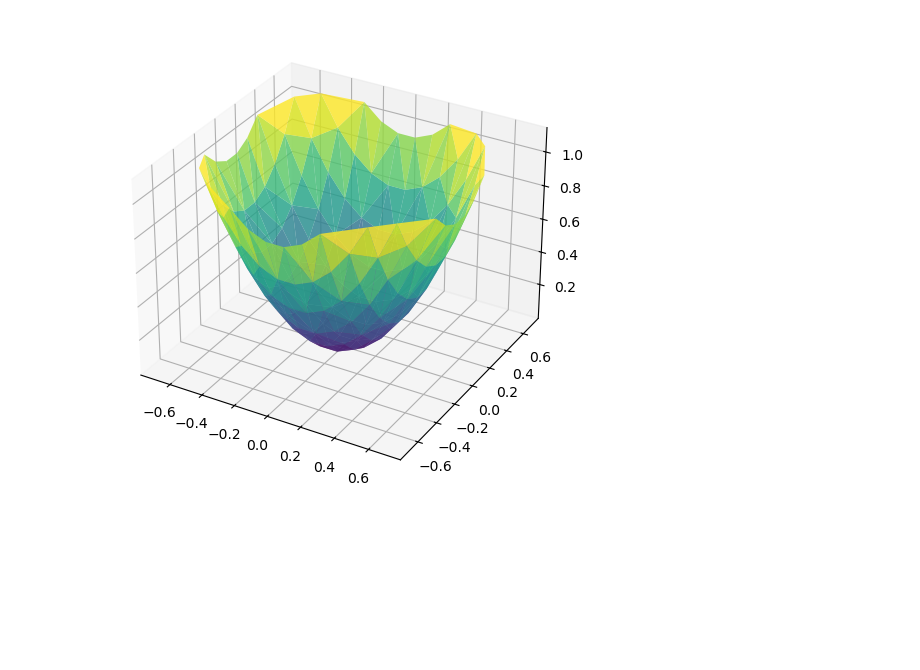
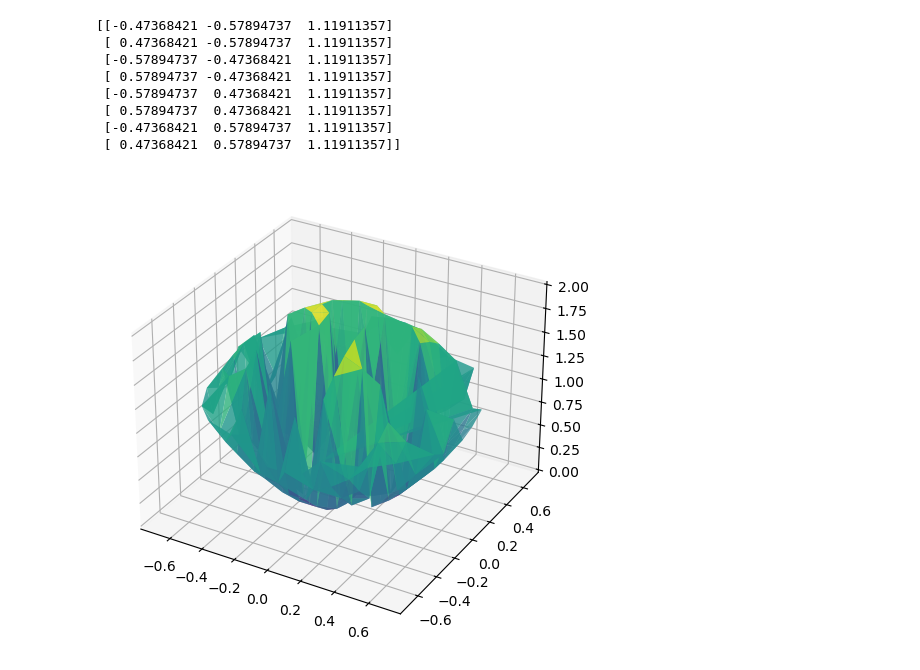
Before and after one commit to AndrewTrutt/Section2_Phys129, a Jupyter notebook: Delaunay.ipynb, the cells around one changed output. Saved outputs shown, nothing was run; the diff lists cells and outputs as text; code cells hidden in the pictures; blank space fills up the shorter version.

Commit message:
Revisiting Section2, finishing final parts of Convexhull, and getting 3d triangulation to work

```diff
--- a/Delaunay.ipynb
+++ b/Delaunay.ipynb
@@ -20,9 +20,14 @@ Xarr, Yarr = np.meshgrid(np.linspace(-1, 1, res), np.linspace(-1, 1, res))
 lower = surface1(Xarr, Yarr) #lower face of the enclosed surface
 upper = surface2(Xarr, Yarr) #upper face of the enclosed surface
 
+#We also need to smoothly join the boundary later
+boundary_mask = np.isclose(lower, upper, atol=0.05)  # Points where surfaces meet
+X_boundary = Xarr[boundary_mask]
+Y_boundary = Yarr[boundary_mask]
+Z_boundary = lower[boundary_mask]  # or upper, they should be equal
 
 # Mask points where the condition is not met, we must be on the closed surface, where surface1 is below surface2
-mask = lower < upper
+mask = (lower <= upper)
 X_arrm = np.where(mask, Xarr, None)
 Y_arrm = np.where(mask, Yarr, None)
 Z1 = np.where(mask, lower, None)
@@ -77,28 +81,43 @@ fig1.show()
 # %%
-# Mask where valid points exist
+Zboth = np.concatenate((Z1,Z2), axis=0)
+Xarrboth = np.concatenate((X_arrm, X_arrm), axis=0)
+Yarrboth = np.concatenate((Y_arrm, Y_arrm), axis=0)
+
+# Mask where invalid points exist
 valid_mask = Xarrboth != None
 X = Xarrboth[valid_mask]
 Y = Yarrboth[valid_mask]
 Z = Zboth[valid_mask]
 
 # Combine into points array
-points = np.column_stack((X, Y, Z))
-points = points.astype(float)  #for some reason points had dtype object
+all_points = np.vstack((X, Y, Z)).T  # Ensure all valid points are included
+boundary_points = np.vstack((X_boundary, Y_boundary, Z_boundary)).T  # Boundary connection
+print(boundary_points)
+combined_points = np.vstack((all_points, boundary_points))
 
+points = points.astype(float)  #for some reason points had dtype object, (reason why I had to use None instead of np.nan)
 
-# Perform Delaunay triangulation
-tri = Delaunay(points[:, :2])  # Use only the x, y coordinates for triangulation
+# Perform Delaunay triangulation, ensuring we use boundary points
+tri = Delaunay(combined_points[:, :2])
 
 
 # Plot the triangulated surface in 3D
 fig = plt.figure(figsize=(8, 6))
 ax = fig.add_subplot(111, projection='3d')
 
 
 # Use plot_trisurf to create the surface
 ax.plot_trisurf(points[:, 0], points[:, 1], points[:, 2], triangles=tri.simplices, cmap='viridis', alpha=0.8)
 
 # Show the plot
 plt.show()
 # %% [output]
+[[-0.47368421 -0.57894737  1.11911357]
+ [ 0.47368421 -0.57894737  1.11911357]
+ [-0.57894737 -0.47368421  1.11911357]
+ [ 0.57894737 -0.47368421  1.11911357]
+ [-0.57894737  0.47368421  1.11911357]
+ [ 0.57894737  0.47368421  1.11911357]
+ [-0.47368421  0.57894737  1.11911357]
+ [ 0.47368421  0.57894737  1.11911357]]
-[figure, old version]
+[figure, new version]
```
Also changed, not shown: parts of 9 cells of this notebook, 3 other files.
